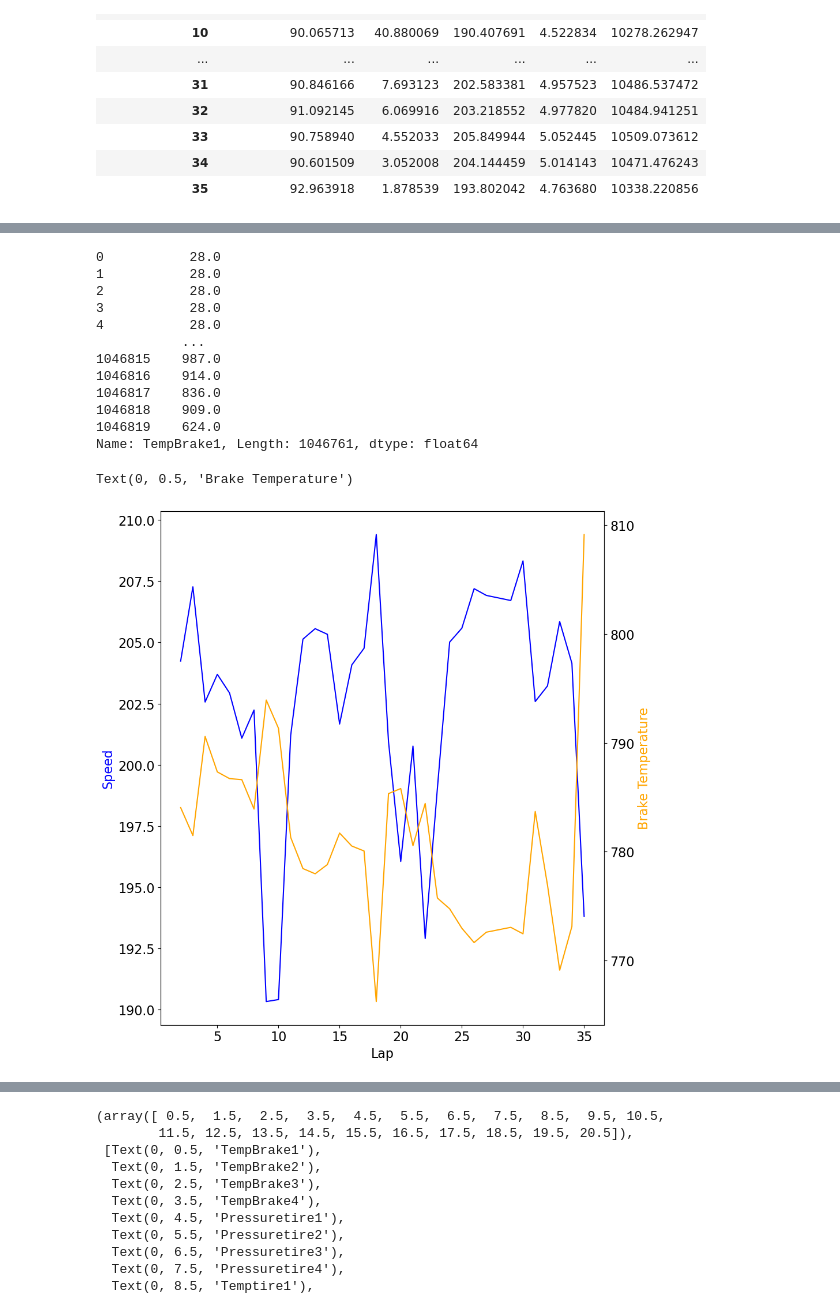
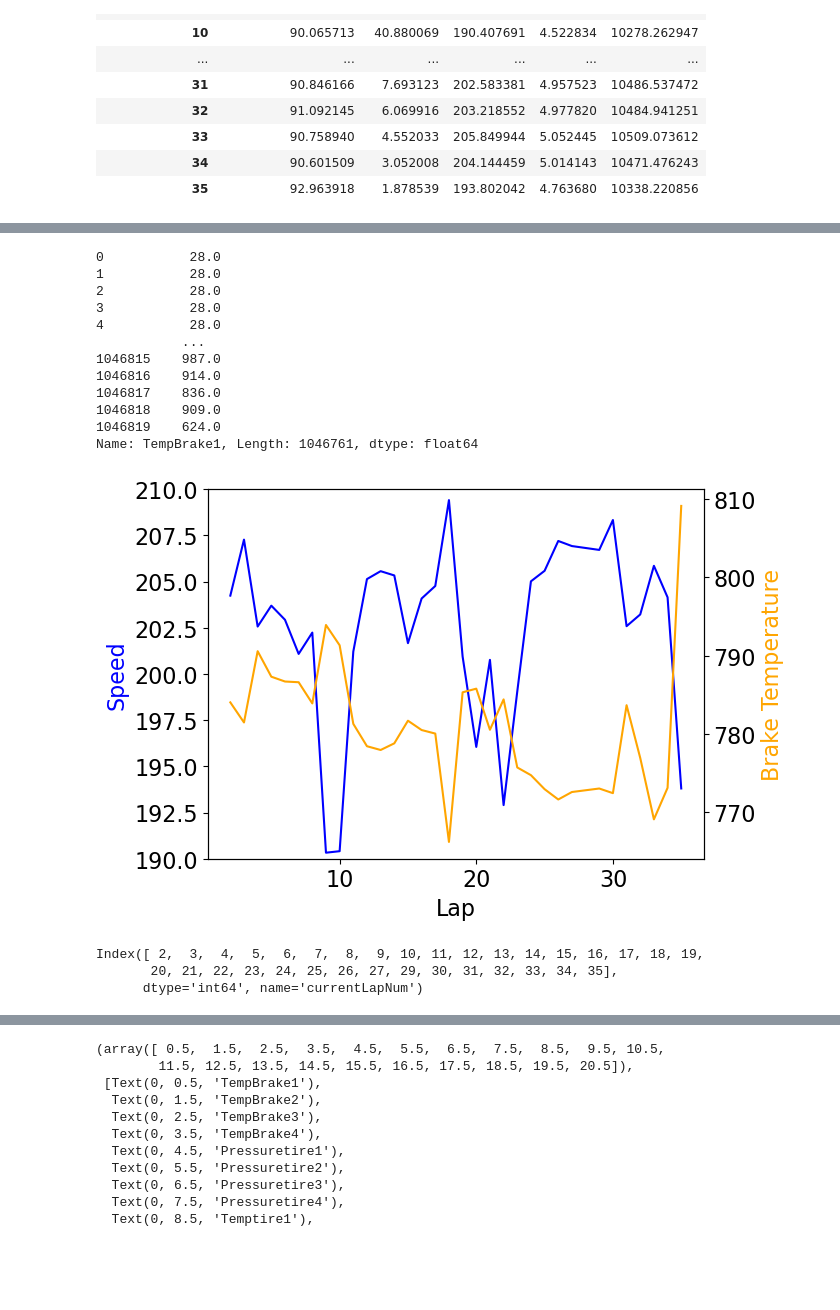
Before and after one commit to rbpowellGA/F1_race_data, a Jupyter notebook: notebooks/analysis.ipynb, the cells around one changed output, grey strips where cells are left out. Drawn from its saved outputs; the diff is of its cells as text; code cells hidden in the pictures; blank space fills up the shorter version.

```diff
--- a/notebooks/analysis.ipynb
+++ b/notebooks/analysis.ipynb
@@ -221,40 +227,51 @@ Text(0, 0.5, 'Remaining Fuel (liters)')
-# %%
-
-tm145.TempBrake1
-# %% [output]
-0           28.0
-1           28.0
-2           28.0
-3           28.0
-4           28.0
-           ...
-1046815    987.0
-1046816    914.0
-1046817    836.0
-1046818    909.0
-1046819    624.0
-Name: TempBrake1, Length: 1046761, dtype: float64
+# %%
+
+tm145[['TempBrake1', 'TempBrake2',  'TempBrake3', 'TempBrake4']] = tm145['brakesTemperature'].str.split('/', expand=True)
+
+tm145[['TempBrake1', 'TempBrake2',  'TempBrake3', 'TempBrake4']] = tm145[['TempBrake1', 'TempBrake2',  'TempBrake3', 'TempBrake4']].astype(float)
+# %%
+tm145.TempBrake1
+# %% [output]
+0           28.0
+1           28.0
+2           28.0
+3           28.0
+4           28.0
+           ...
+1046815    987.0
+1046816    914.0
+1046817    836.0
+1046818    909.0
+1046819    624.0
+Name: TempBrake1, Length: 1046761, dtype: float64
 # %%
 # Speed vs Brake line  graph
 
 
 plotdf2 = tm145[['currentLapNum','speed','TempBrake1','TempBrake2','TempBrake3','TempBrake4']]
 plotdf2 = plotdf2.groupby(['currentLapNum']).mean()
 
 speed_filter = plotdf2['speed'] > 190
 
 plotdf2 = plotdf2[speed_filter]
 
 fig,ax = plt.subplots()
-ax.plot(plotdf2.index, plotdf2.speed, color = 'blue', label = 'speed')
+ax.plot(plotdf2.index, plotdf2['speed'], color = 'blue', label = 'speed')
 ax.set_xlabel('Lap')
 ax.set_ylabel('Speed', color='Blue')
+ax.set_ylim([190, 210])
 ax1 = ax.twinx()
 ax1.plot(plotdf2.index, plotdf2['TempBrake1'], color = 'orange', label = "Brake Temperature")
 ax1.set_ylabel("Brake Temperature", color='orange')
+plt.show()
 # %% [output]
-Text(0, 0.5, 'Brake Temperature')
-[figure, old version]
+[figure, new version]
+# %%
+plotdf2.index
+# %% [output]
+Index([ 2,  3,  4,  5,  6,  7,  8,  9, 10, 11, 12, 13, 14, 15, 16, 17, 18, 19,
+       20, 21, 22, 23, 24, 25, 26, 27, 29, 30, 31, 32, 33, 34, 35],
+      dtype='int64', name='currentLapNum')
 # %%
 ## IDing speed outliers to clean up brake temp vs speed
 
```
Also changed, not shown: parts of 9 cells of this notebook, 6 other files.
